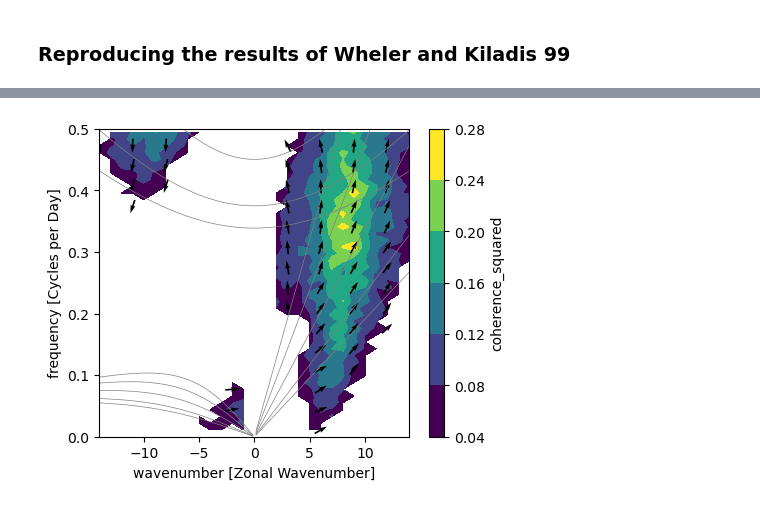
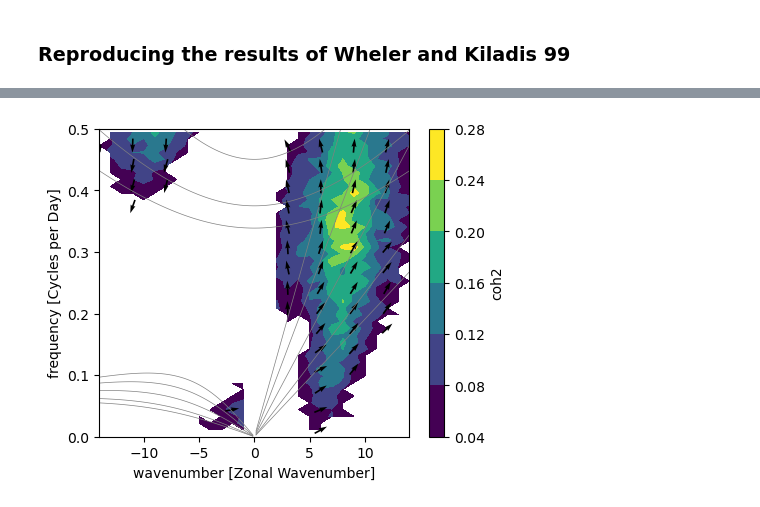
Before and after one commit to mpimet/pywk99, a Jupyter notebook: examples/cross_spectra.ipynb, the cells around one changed output, grey strips where cells are left out. Cells and saved outputs as stored; diff of their text form; code cells hidden in the pictures.

```diff
--- a/examples/cross_spectra.ipynb
+++ b/examples/cross_spectra.ipynb
@@ -49,7 +49,7 @@ Data variables:
     phase       (frequency, wavenumber) float64 -1.605 -2.628 ... -1.565 -0.5129
 # %%
 COHERENCE_THRESHOLD = 0.05
-coh2 = symmetric_spectrum["coherence_squared"]
+coh2 = symmetric_spectrum["coh2"]
 coh2 = coh2.where(coh2 > COHERENCE_THRESHOLD, drop=True)
 u = xr.apply_ufunc(np.real, symmetric_spectrum.cross) / np.abs(symmetric_spectrum.cross)
 v = xr.apply_ufunc(np.imag, symmetric_spectrum.cross) / np.abs(symmetric_spectrum.cross)
@@ -57,13 +57,13 @@ u = u.where(coh2 > COHERENCE_THRESHOLD, drop=True)
 v = v.where(coh2 > COHERENCE_THRESHOLD, drop=True)
 # %%
 fig, ax = plt.subplots(1 , 1, figsize=(5, 4))
-np.sqrt(coh2).plot.contourf(ax=ax)
+coh2.plot.contourf(ax=ax)
 stride = 3
 ax.quiver(u.wavenumber[::stride],
           u.frequency[::stride],
           u[::stride,::stride],
           v[::stride,::stride],
           angles="uv", pivot='mid', units='x', width=0.15)
 plot_dispersion_relations("symmetric", ax, w_max=0.5)
 # %% [output]
-[figure, old version]
+[figure, new version]
```
Also changed, not shown: parts of 3 cells of this notebook, 1 other file.
